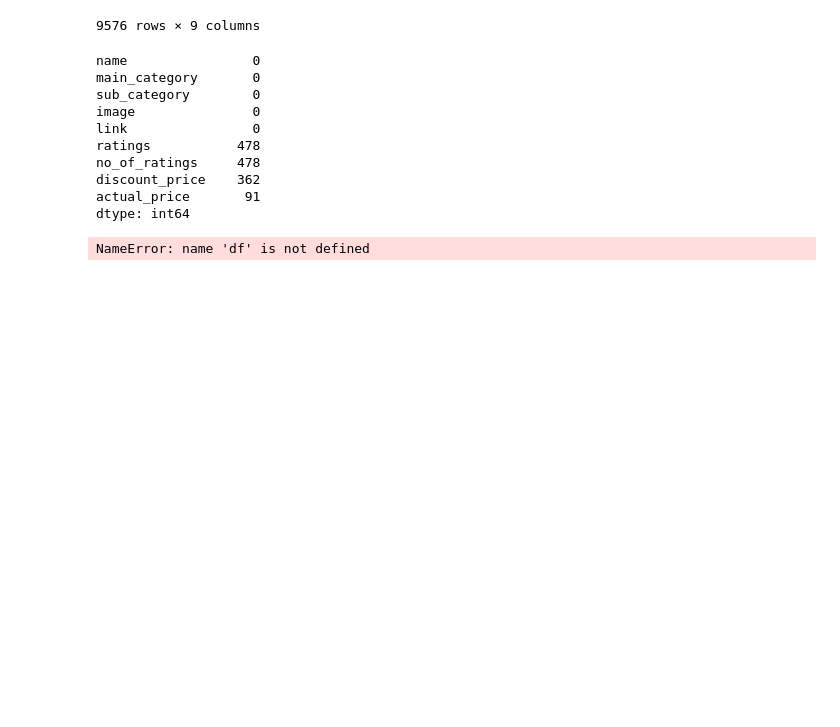
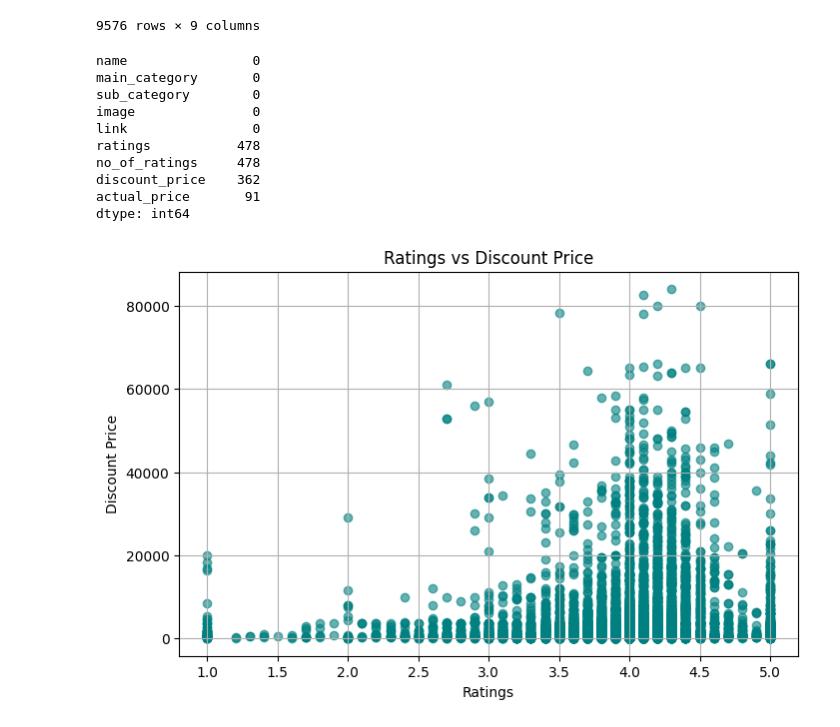
Before and after one commit to Bhuvana-ai-ml/Data_Analytics-, a Jupyter notebook: DA_project.ipynb, the cells around one changed output. Saved outputs shown, nothing was run; the diff lists cells and outputs as text; code cells hidden in the pictures; blank space fills up the shorter version.

```diff
--- a/DA_project.ipynb
+++ b/DA_project.ipynb
@@ -38,14 +38,30 @@ no_of_ratings     478
 discount_price    362
 actual_price       91
 dtype: int64
+# %%
+df['discount_price'] = df['discount_price'].replace('[₹,]', '', regex=True)
+df['actual_price'] = df['actual_price'].replace('[₹,]', '', regex=True)
+# %%
+df['discount_price'] = pd.to_numeric(df['discount_price'], errors='coerce')
+df['actual_price'] = pd.to_numeric(df['actual_price'], errors='coerce')
+df['ratings'] = pd.to_numeric(df['ratings'], errors='coerce')
+df['no_of_ratings'] = pd.to_numeric(df['no_of_ratings'], errors='coerce')
 # %%
-
-df['discount_price'].fillna(df['discount_price'].mean(), inplace=True)
-
-df['actual_price'].fillna(df['actual_price'].median(), inplace=True)
-
-df['no_of_ratings'].fillna(0, inplace=True)
-
-df['ratings'].fillna(df['ratings'].median(), inplace=True)
+df['discount_price'] = df['discount_price'].fillna(df['discount_price'].mean())
+df['actual_price'] = df['actual_price'].fillna(df['actual_price'].median())
+df['no_of_ratings'] = df['no_of_ratings'].fillna(0)
+df['ratings'] = df['ratings'].fillna(df['ratings'].median())
-# %% [output]
-NameError: name 'df' is not defined
+# %%
+import pandas as pd
+import matplotlib.pyplot as plt
+import seaborn as sns
+
+plt.figure(figsize=(8,5))
+plt.scatter(df['ratings'], df['discount_price'], alpha=0.6, color='teal')
+plt.title('Ratings vs Discount Price')
+plt.xlabel('Ratings')
+plt.ylabel('Discount Price')
+plt.grid(True)
+plt.show()
+# %% [output]
+[figure, added]
```
Also changed, not shown: parts of 2 cells of this notebook, 1 other file.
